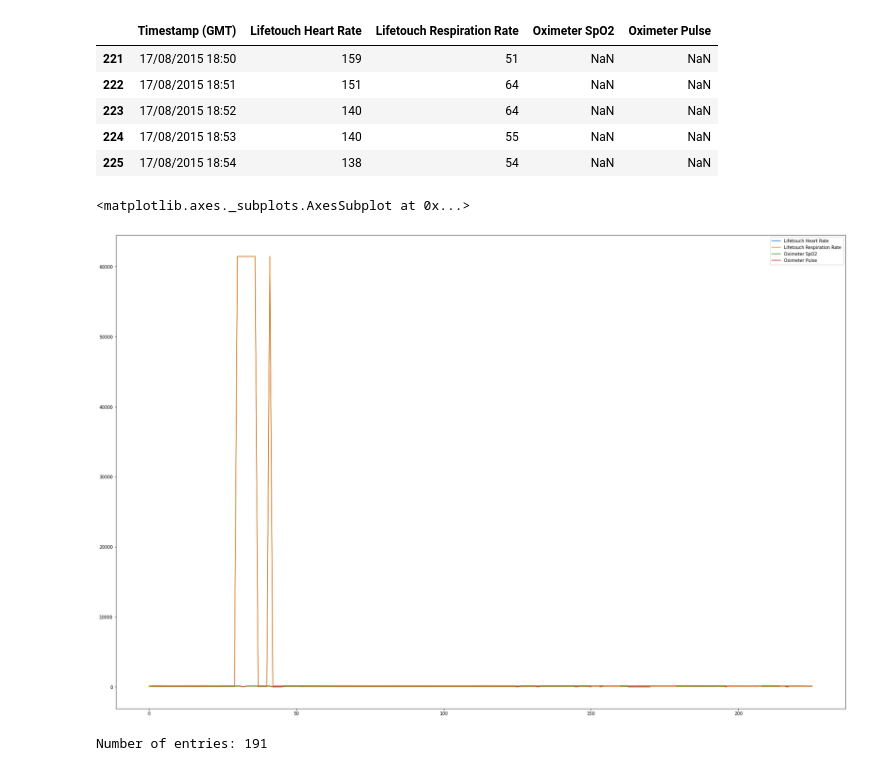
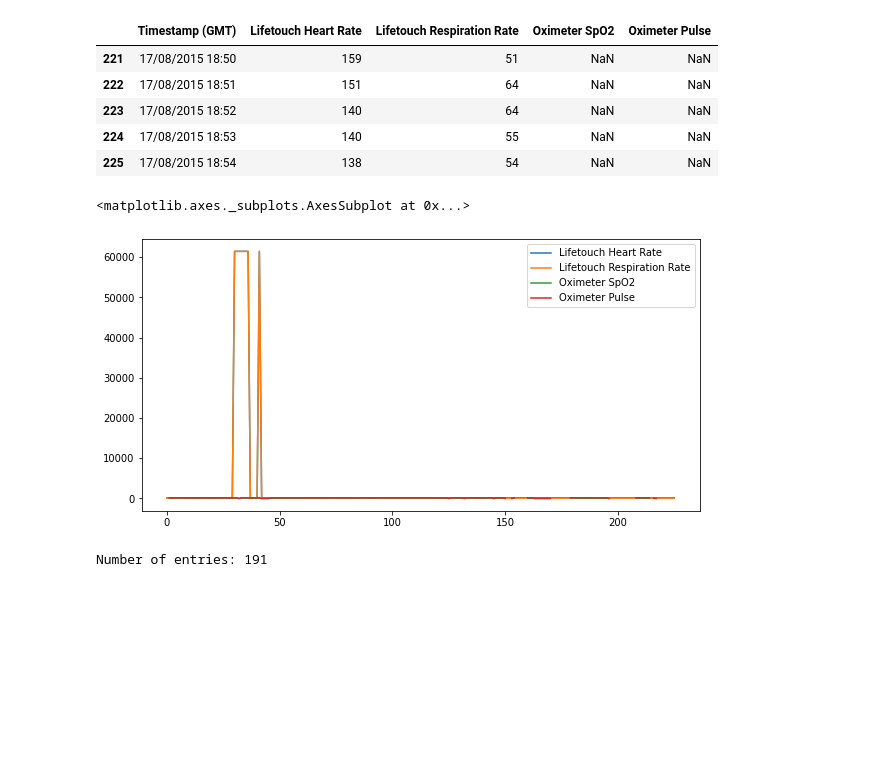
Before and after one commit to YazCodes/heartRatePrediction, a Jupyter notebook: PredictHeartRate_TimeSeries_(1).ipynb, the cells around one changed output. Drawn from its saved outputs; the diff is of its cells as text; code cells hidden in the pictures; blank space fills up the shorter version.

```diff
--- a/PredictHeartRate_TimeSeries_(1).ipynb
+++ b/PredictHeartRate_TimeSeries_(1).ipynb
@@ -34,15 +34,15 @@ df.tail() #looking at the last minutes of heartrate and where to start the predi
 # %%
 #Plot our data
 df = pd.read_csv("PT_Train.csv")
 
 
-matplotlib.rc('figure', figsize=(30, 20))
+matplotlib.rc('figure', figsize=(10, 5))
 df.plot()
 #This is what my date time series looks like - messy and not useful
 #Error on the Y axis range, due to the code given to the mesurements when there is bad data. values above 1000 need to be cut off
 # %% [output]
 <matplotlib.axes._subplots.AxesSubplot at 0x...>
-[figure, old version]
+[figure, new version]
 # %%
 #Data cleaning
 # %%
```
Also changed, not shown: parts of 3 cells of this notebook.
